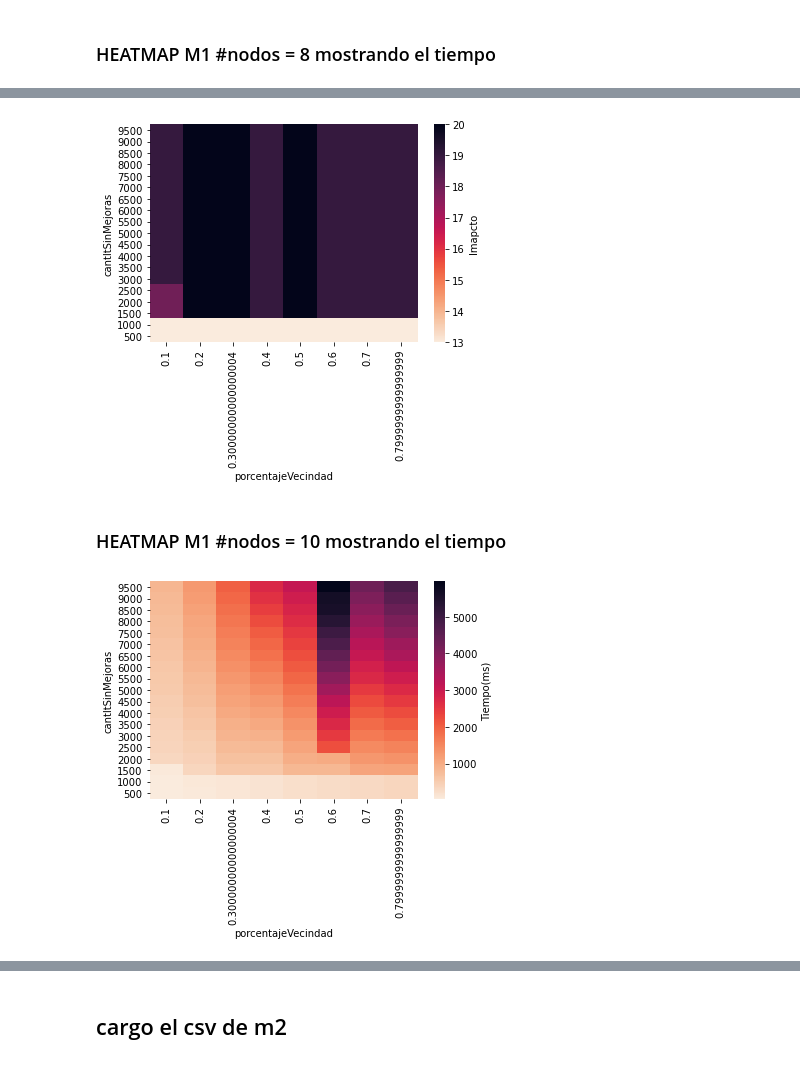
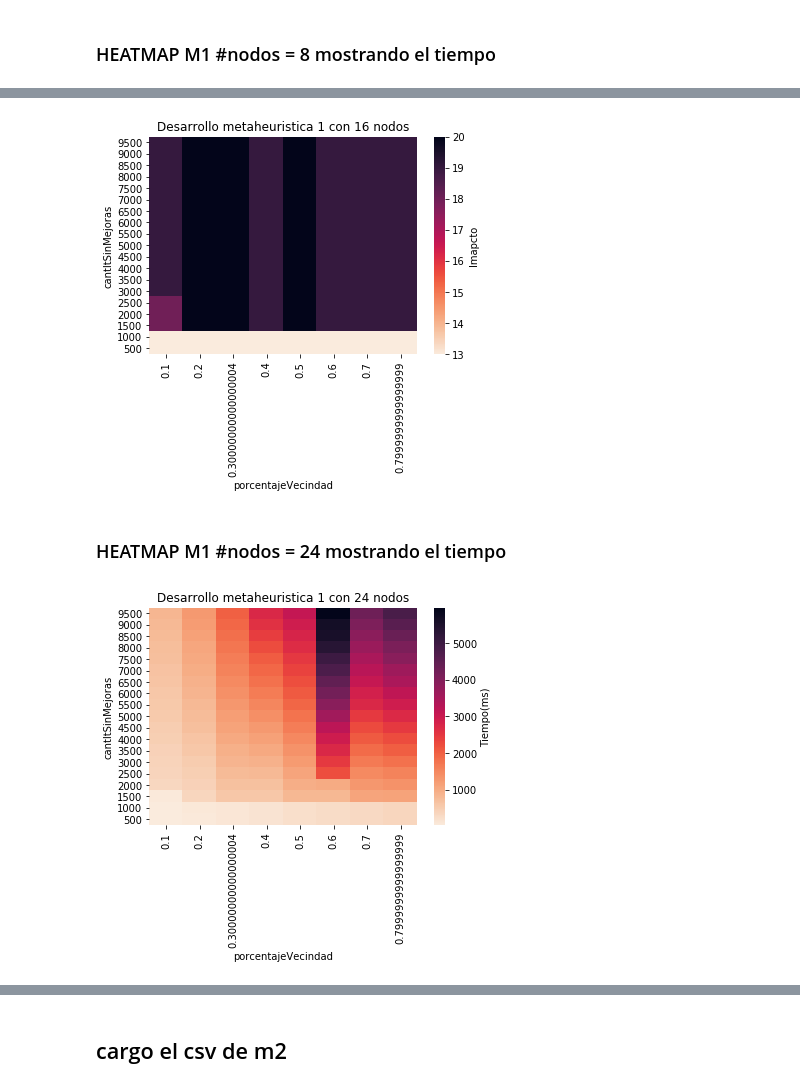
Before and after one commit to sebasbocaccio/AED3-Tp2-Metaheuristicas, a Jupyter notebook: Grafo/Plotter2.ipynb, the cells around one changed output, grey strips where cells are left out. Saved outputs shown, nothing was run; the diff lists cells and outputs as text; code cells hidden in the pictures.

```diff
--- a/Grafo/Plotter2.ipynb
+++ b/Grafo/Plotter2.ipynb
@@ -241,23 +188,23 @@ Heatmap = M2[(M2["N"]==16)].copy();
 heatmap2_data = pd.pivot_table(Heatmap, values='Impacto', index=['cantItSinMejoras'], columns='porcentajeVecindad')
 heatmap2_data.sort_index(axis=0, ascending=False, inplace=True)
 foto = sns.heatmap(heatmap2_data, cmap=sns.cm.rocket_r, cbar_kws={'label': 'Imapcto'})
-
+foto.set_title('Desarrollo metaheuristica 1 con 16 nodos')
 foto = foto.get_figure()
 foto.savefig("graficos/HEATMAP_M1_16N_Impacto")
 # %% [output]
-[figure, old version]
+[figure, new version]
 # %% [markdown]
-### HEATMAP M1 #nodos = 10  mostrando el tiempo
+### HEATMAP M1 #nodos = 24  mostrando el tiempo
 # %%
 Heatmap = M2[(M2["N"]==24)].copy();
 heatmap3_data = pd.pivot_table(Heatmap, values='Tiempo', index=['cantItSinMejoras'], columns='porcentajeVecindad')
 heatmap3_data.sort_index(axis=0, ascending=False, inplace=True)
 foto = sns.heatmap(heatmap3_data, cmap=sns.cm.rocket_r , cbar_kws={'label': 'Tiempo(ms)'})
-
+foto.set_title('Desarrollo metaheuristica 1 con 24 nodos')
 foto = foto.get_figure()
 foto.savefig("graficos/HEATMAP_M1_24N_tiempo")
 # %% [output]
-[figure, old version]
+[figure, new version]
 # %%
 Heatmap = M2[(M2["N"]==24)].copy();
 heatmap3_data = pd.pivot_table(Heatmap, values='Impacto', index=['cantItSinMejoras'], columns='porcentajeVecindad')
```
Also changed, not shown: parts of 37 cells of this notebook, 11 other files.
